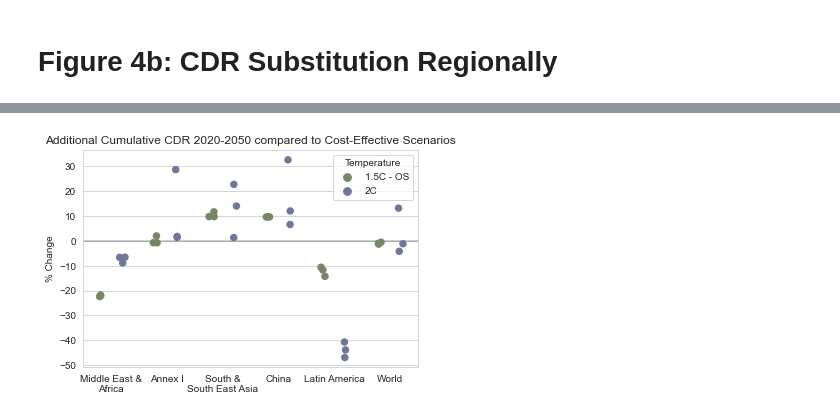
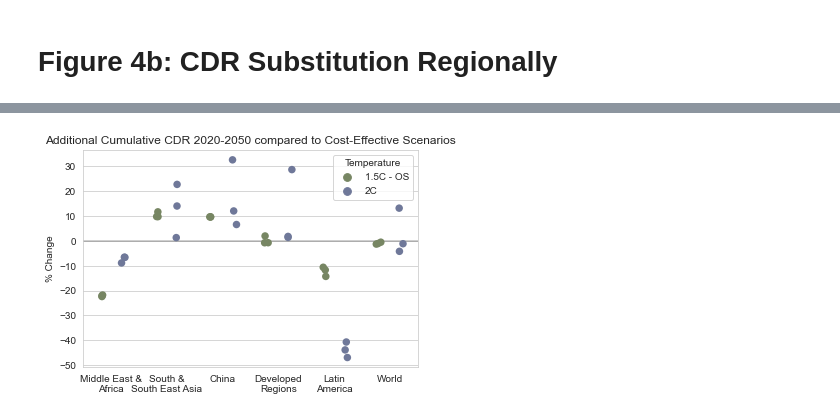
Before and after one commit to iiasa/gidden_brutschin_et_al_2023, a Jupyter notebook: figures/figs_1-4.ipynb, the cells around one changed output, grey strips where cells are left out. Saved outputs shown, nothing was run; the diff lists cells and outputs as text; code cells hidden in the pictures.

```diff
--- a/figures/figs_1-4.ipynb
+++ b/figures/figs_1-4.ipynb
@@ -109,6 +106,7 @@ df = (
     .filter(scenario='EN_NPi2020-DACn-MP-median-stor3-phs-govm_500', keep=False) # remove no-limit DAC
 )
 # %%
+fig, ax = plt.subplots()
 ax = (
     df
     .filter(variable='Carbon Sequestration|Direct Air Capture', region='World', year=range(1990, 2051))
@@ -117,7 +115,8 @@ ax = (
     .plot
     .line(
         color='Diffusion', marker='Temperature', cmap='jet',
-        legend={'loc': 'outside bottom'}, alpha=0.5, fill_between=True
+        legend={'loc': 'outside bottom'}, alpha=0.5, fill_between=True,
+        ax=ax,
     )
 )
 ax.set_title('DACCS Deployment by Diffusion Sensitivity and Temperature')
@@ -278,5 +277,7 @@ for label, year in zip(['a1', 'a2', 'a3'], [2030, 2040, 2050]):
 # %% [markdown]
 # Figure 4b: CDR Substitution Regionally
+# %%
+region = ['Developed Regions', 'China', 'Latin America', 'Africa', 'Asia', 'World']
 # %%
 def make_region_data_no_gov(df, region):
     data = (
@@ -294,7 +295,6 @@ def make_region_data_no_gov(df, region):
     )
     return data, pdata
 # %%
-region = ['Annex I', 'China', 'Latin America', 'Africa', 'Asia', 'World']
 data, pdata = make_region_data_no_gov(df, region=region)
 
 fig, ax = plt.subplots()
@@ -314,26 +314,27 @@ fig.savefig('files/fig4b1.svg')
 # %%
 relative = True
 ylabel = '% Change' if relative else 'Gt CO2 Sequestered'
 
-region = ['Annex I', 'China', 'Latin America', 'Africa', 'Asia', 'World']
 data, pdata = make_data_gov(df, region, relative=relative)
 pdata = pdata.replace({'region': {
+    'Developed Regions': 'Developed\nRegions',
     'Africa': 'Middle East &\nAfrica',
-    'Asia': 'South &\nSouth East Asia'
+    'Asia': 'South &\nSouth East Asia',
+    'Latin America': 'Latin\nAmerica'
 }})
 
 fig, ax = plt.subplots()
 #sns.boxplot(data=pdata, x="region", y="value", hue='Temperature', ax=ax, showfliers=False)
 sns.stripplot(
     data=pdata, x="region", y="Cumulative CDR from 2020", hue='Temperature', palette=palette,
     dodge=True, jitter=True, size=7.5,
     ax=ax
 )
 
 ax.set_xlabel('')
 ax.set_ylabel(ylabel)
 ax.axhline(0, c='k', alpha=0.25)
 ax.set_title(f'Additional Cumulative CDR 2020-{year} compared to Cost-Effective Scenarios')
 fig.savefig('files/fig4b2.svg')
 # %% [output]
-[figure, old version]
+[figure, new version]
```
Also changed, not shown: parts of 9 cells of this notebook, 3 other files.
